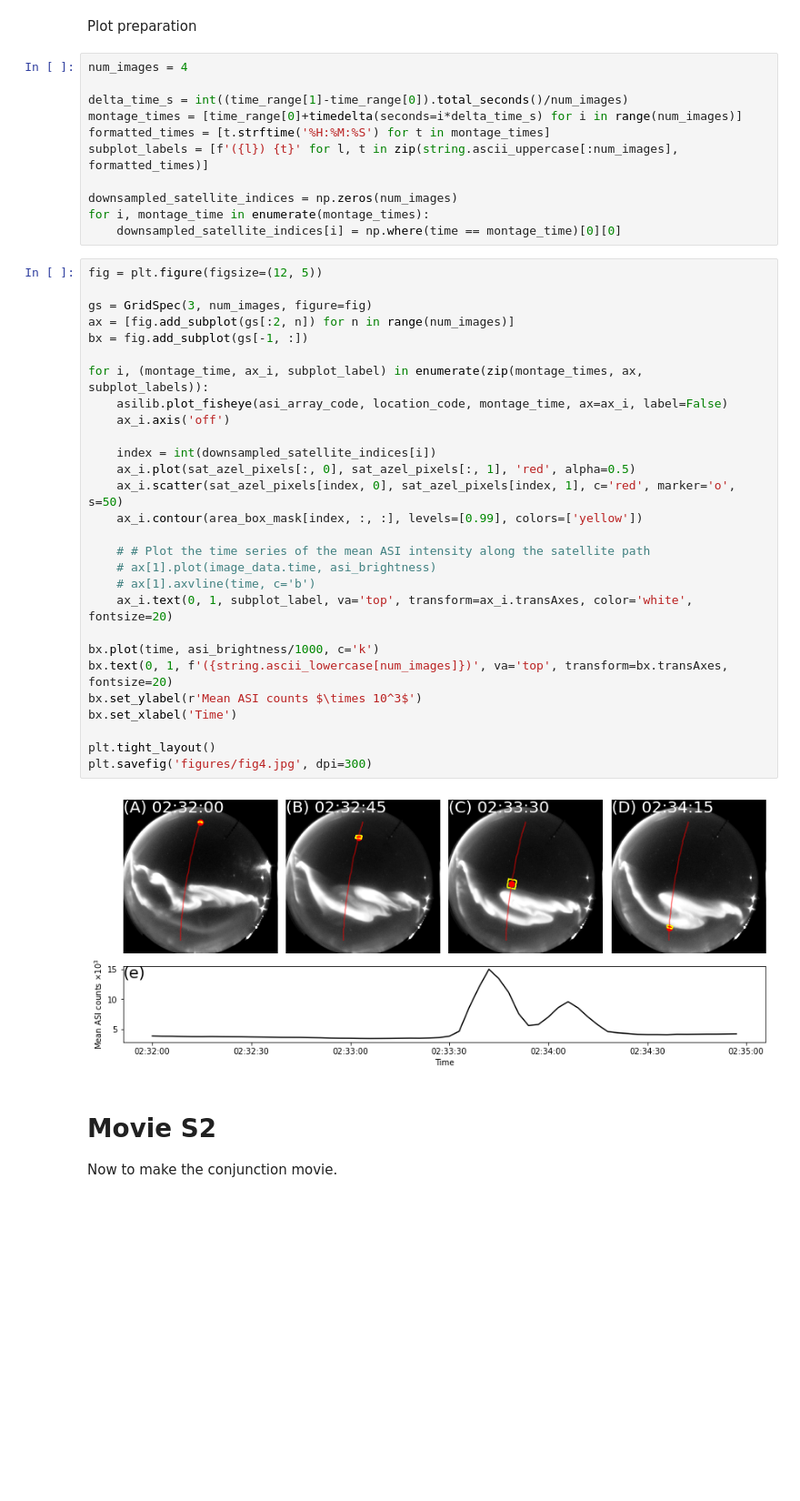
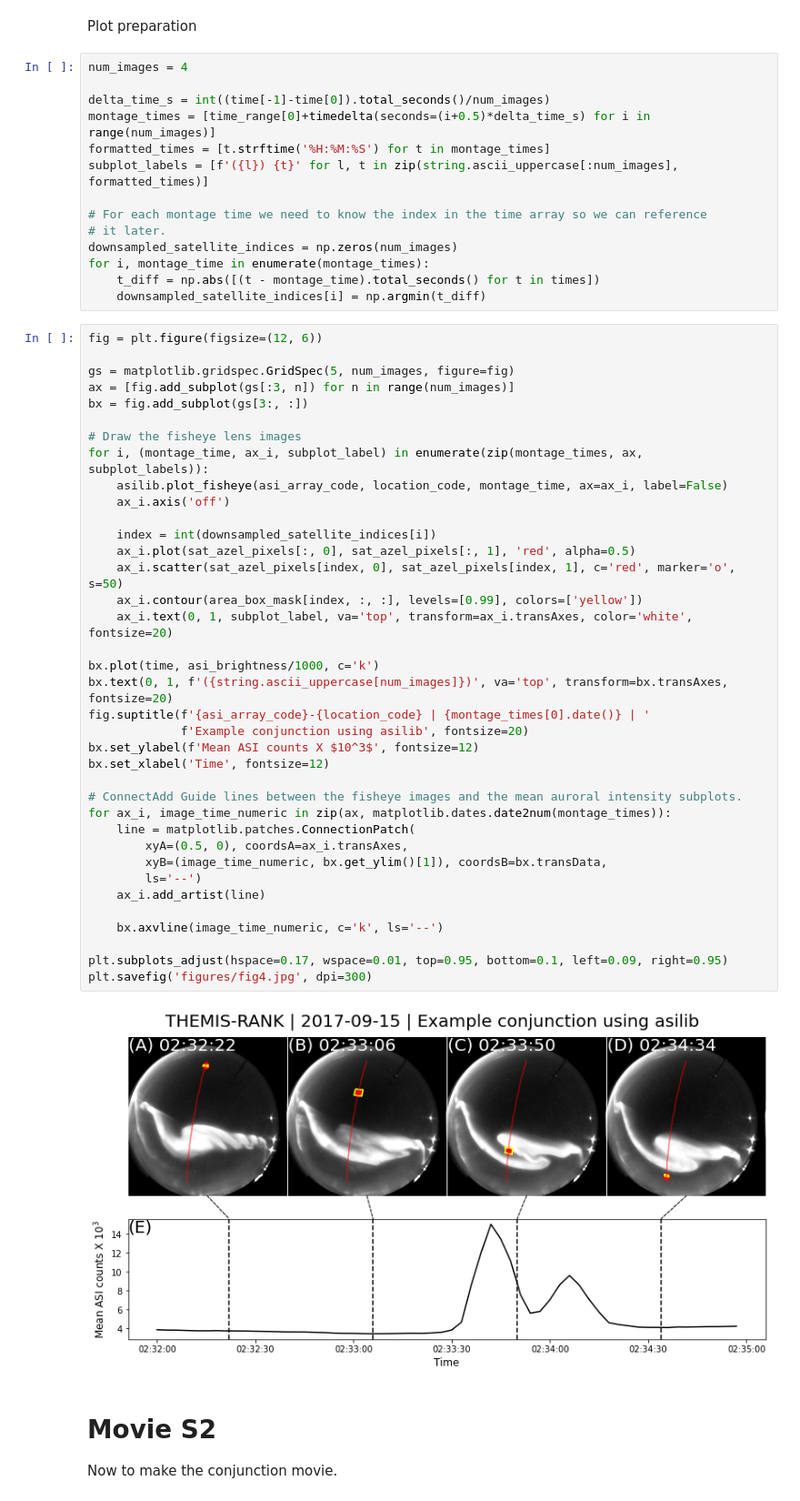
Before and after one commit to mshumko/asilib, a Jupyter notebook: paper/shumko_asilib_figures.ipynb, the cells around one changed output. Shown at 91% size. Saved outputs shown, nothing was run; the diff lists cells and outputs as text; blank space fills up the shorter version.

Commit message:
Updated figures and notebook.

```diff
--- a/paper/shumko_asilib_figures.ipynb
+++ b/paper/shumko_asilib_figures.ipynb
@@ -154,44 +157,56 @@ Plot preparation
 # %%
 num_images = 4
 
-delta_time_s = int((time_range[1]-time_range[0]).total_seconds()/num_images)
-montage_times = [time_range[0]+timedelta(seconds=i*delta_time_s) for i in range(num_images)]
+delta_time_s = int((time[-1]-time[0]).total_seconds()/num_images)
+montage_times = [time_range[0]+timedelta(seconds=(i+0.5)*delta_time_s) for i in range(num_images)]
 formatted_times = [t.strftime('%H:%M:%S') for t in montage_times]
 subplot_labels = [f'({l}) {t}' for l, t in zip(string.ascii_uppercase[:num_images], formatted_times)]
 
+# For each montage time we need to know the index in the time array so we can reference
+# it later.
 downsampled_satellite_indices = np.zeros(num_images)
 for i, montage_time in enumerate(montage_times):
-    downsampled_satellite_indices[i] = np.where(time == montage_time)[0][0]
+    t_diff = np.abs([(t - montage_time).total_seconds() for t in times])
+    downsampled_satellite_indices[i] = np.argmin(t_diff)
 # %%
-fig = plt.figure(figsize=(12, 5))
+fig = plt.figure(figsize=(12, 6))
 
-gs = GridSpec(3, num_images, figure=fig)
-ax = [fig.add_subplot(gs[:2, n]) for n in range(num_images)]
-bx = fig.add_subplot(gs[-1, :])
+gs = matplotlib.gridspec.GridSpec(5, num_images, figure=fig)
+ax = [fig.add_subplot(gs[:3, n]) for n in range(num_images)]
+bx = fig.add_subplot(gs[3:, :])
 
+# Draw the fisheye lens images
 for i, (montage_time, ax_i, subplot_label) in enumerate(zip(montage_times, ax, subplot_labels)):
     asilib.plot_fisheye(asi_array_code, location_code, montage_time, ax=ax_i, label=False)
     ax_i.axis('off')
 
     index = int(downsampled_satellite_indices[i])
     ax_i.plot(sat_azel_pixels[:, 0], sat_azel_pixels[:, 1], 'red', alpha=0.5)
     ax_i.scatter(sat_azel_pixels[index, 0], sat_azel_pixels[index, 1], c='red', marker='o', s=50)
     ax_i.contour(area_box_mask[index, :, :], levels=[0.99], colors=['yellow'])
-
-    # # Plot the time series of the mean ASI intensity along the satellite path
-    # ax[1].plot(image_data.time, asi_brightness)
-    # ax[1].axvline(time, c='b')
     ax_i.text(0, 1, subplot_label, va='top', transform=ax_i.transAxes, color='white', fontsize=20)
 
 bx.plot(time, asi_brightness/1000, c='k')
-bx.text(0, 1, f'({string.ascii_lowercase[num_images]})', va='top', transform=bx.transAxes, fontsize=20)
-bx.set_ylabel(r'Mean ASI counts $\times 10^3$')
-bx.set_xlabel('Time')
+bx.text(0, 1, f'({string.ascii_uppercase[num_images]})', va='top', transform=bx.transAxes, fontsize=20)
+fig.suptitle(f'{asi_array_code}-{location_code} | {montage_times[0].date()} | '
+             f'Example conjunction using asilib', fontsize=20)
+bx.set_ylabel(f'Mean ASI counts X $10^3$', fontsize=12)
+bx.set_xlabel('Time', fontsize=12)
 
-plt.tight_layout()
+# ConnectAdd Guide lines between the fisheye images and the mean auroral intensity subplots.
+for ax_i, image_time_numeric in zip(ax, matplotlib.dates.date2num(montage_times)):
+    line = matplotlib.patches.ConnectionPatch(
+        xyA=(0.5, 0), coordsA=ax_i.transAxes,
+        xyB=(image_time_numeric, bx.get_ylim()[1]), coordsB=bx.transData,
+        ls='--')
+    ax_i.add_artist(line)
+
+    bx.axvline(image_time_numeric, c='k', ls='--')
+
+plt.subplots_adjust(hspace=0.17, wspace=0.01, top=0.95, bottom=0.1, left=0.09, right=0.95)
 plt.savefig('figures/fig4.jpg', dpi=300)
 # %% [output]
-[figure, old version]
+[figure, new version]
 # %% [markdown]
 # Movie S2
 Now to make the conjunction movie.
```
Also changed, not shown: parts of 4 cells of this notebook, 4 other files.
